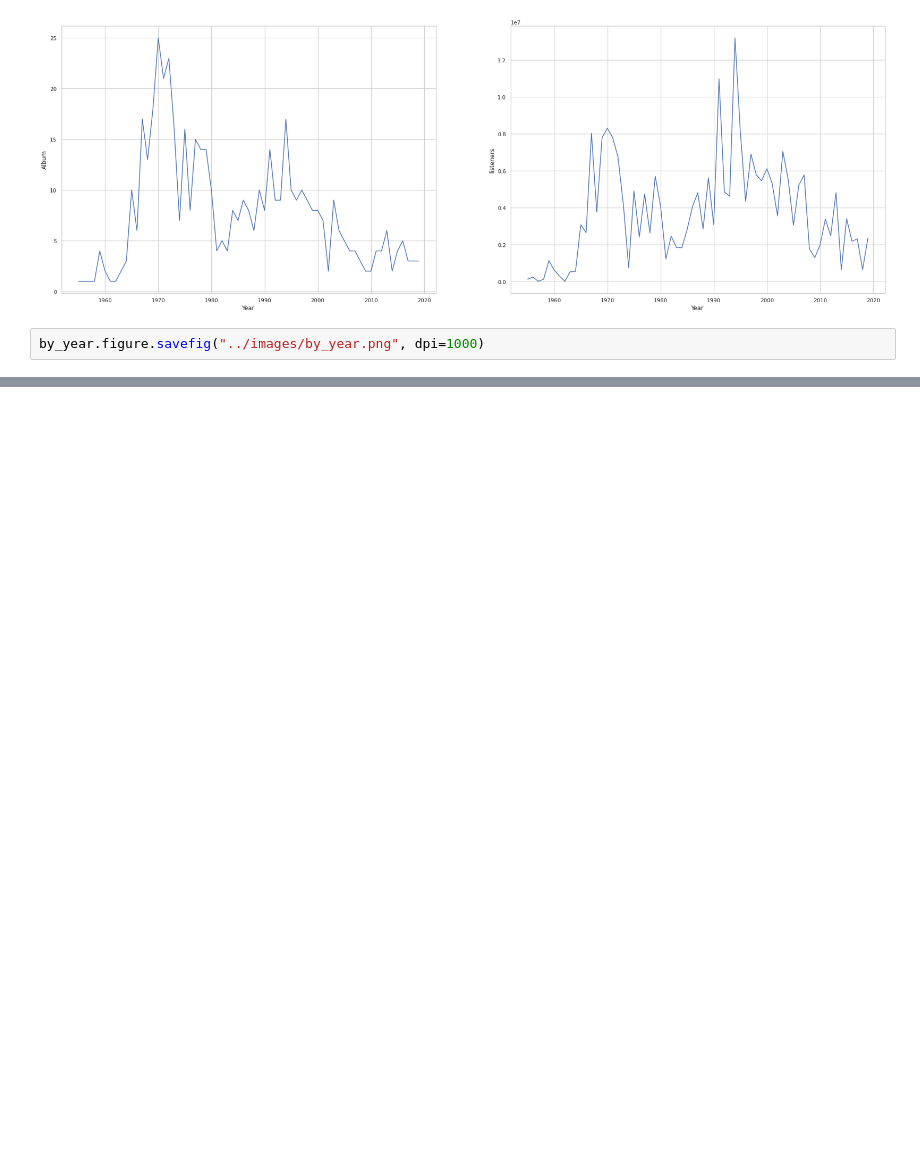
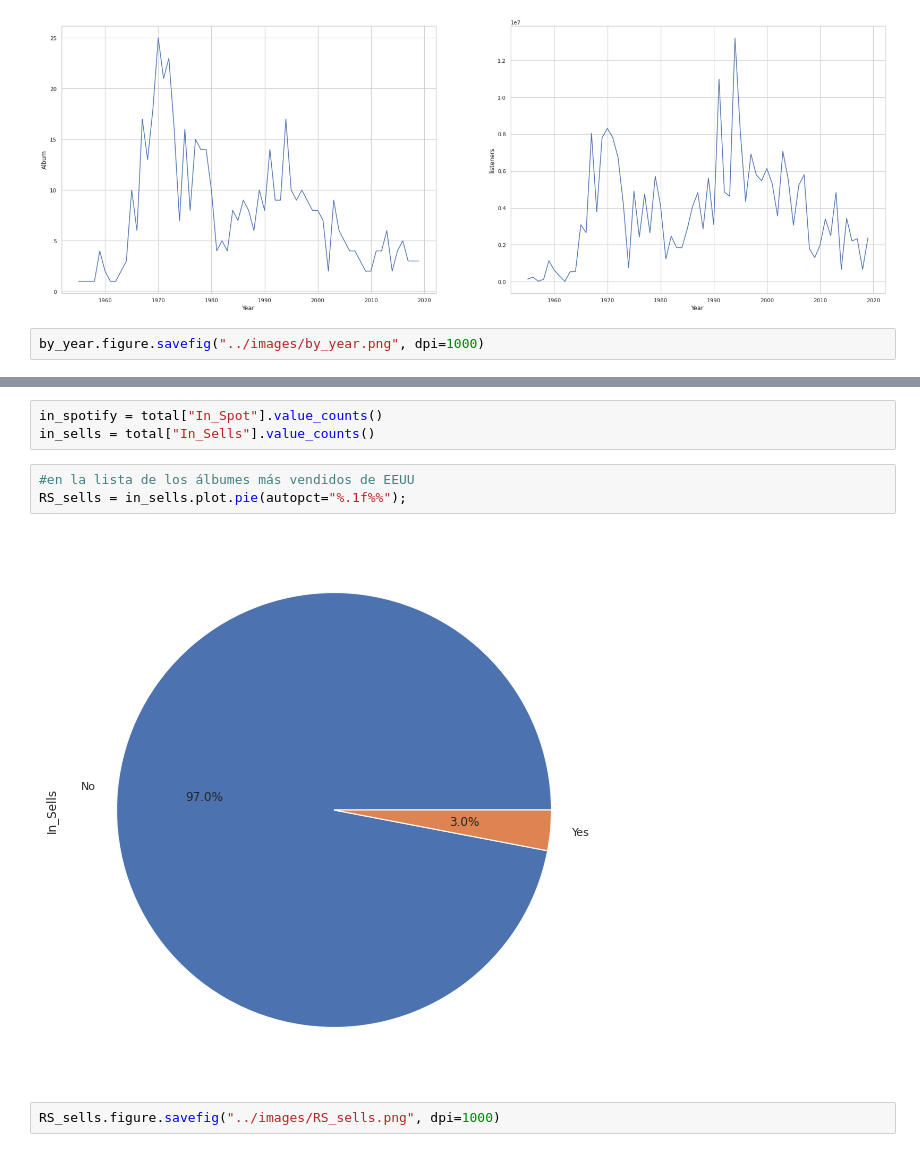
Before and after one commit to data2021oct/Pipelines-project, a Jupyter notebook: notebooks/visualization.ipynb, the cells around one changed output, grey strips where cells are left out. Drawn from its saved outputs; the diff is of its cells as text; blank space fills up the shorter version.

```diff
--- a/notebooks/visualization.ipynb
+++ b/notebooks/visualization.ipynb
@@ -70,0 +76,10 @@ disper.show()
+# %%
+in_spotify = total["In_Spot"].value_counts()
+in_sells = total["In_Sells"].value_counts()
+# %%
+#en la lista de los álbumes más vendidos de EEUU
+RS_sells = in_sells.plot.pie(autopct="%.1f%%");
+# %% [output]
+[figure, added]
+# %%
+RS_sells.figure.savefig("../images/RS_sells.png", dpi=1000)
```
Also changed, not shown: parts of 14 cells of this notebook, 20 other files.
